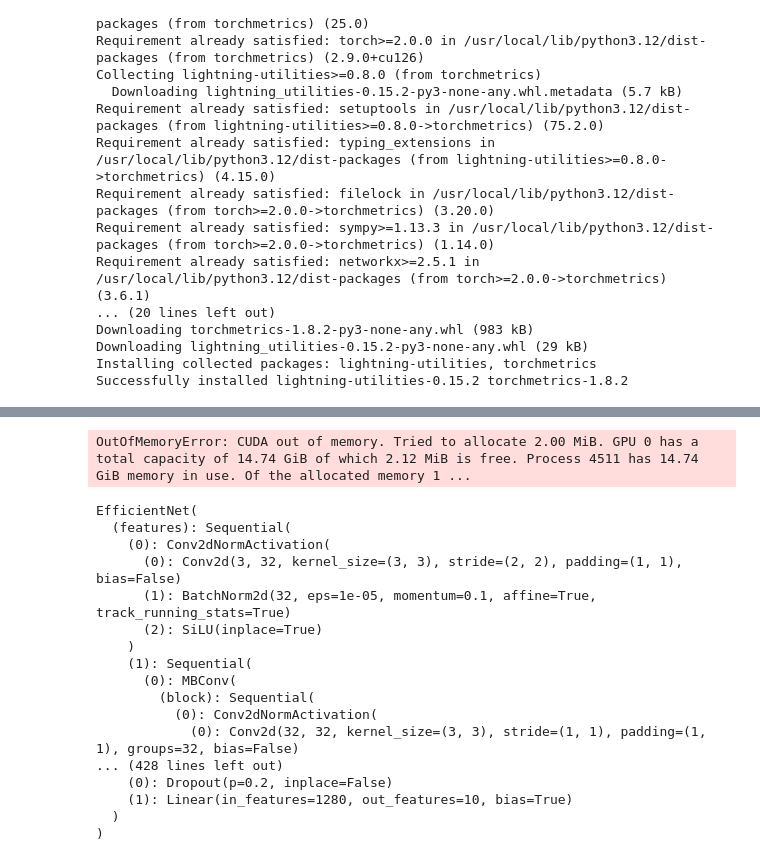
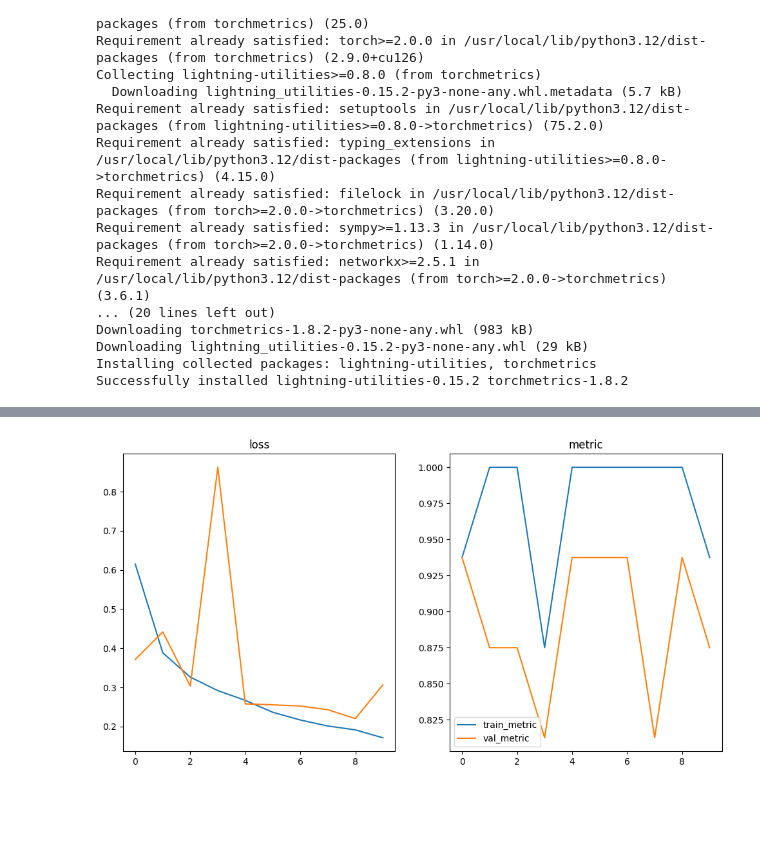
Before and after one commit to chiyeon01/CNN_Model_Mechanism, a Jupyter notebook: pytorch/main.ipynb, the cells around one changed output, grey strips where cells are left out. Cells and saved outputs as stored; diff of their text form; code cells hidden in the pictures; blank space fills up the shorter version.

Commit message:
[수정 사항] 📌 (class) Trainer: Trainer class 생성 📌 (func) train_epoch: OOM 문제 해결(by 그래프 누적) 📌 (func) validate_epoch: OOM 문제 해결(by 그래프 누적)

```diff
--- a/pytorch/main.ipynb
+++ b/pytorch/main.ipynb
@@ -196,8 +180,8 @@ def validate_epoch(model=None, dataloader=None, loss_fn=None, metric=False):
 
             logits = model(images)
             loss = loss_fn(logits, labels)
-            sum_loss += loss
-            avg_loss = sum_loss / batch_idx
+            sum_loss += loss.item()
+            avg_loss = sum_loss / (batch_idx+1)
 
             acc = metric(F.softmax(logits, dim=-1).argmax(dim=-1), labels)
 
@@ -207,7 +191,7 @@ def validate_epoch(model=None, dataloader=None, loss_fn=None, metric=False):
             if batch_idx % 20 == 0:
                 # Progress_bar Update -> set_postfix
                 progress_bar.set_postfix({
-                    "Validate_Loss" : avg_loss.item(),
+                    "Validate_Loss" : avg_loss,
                     "Validate_Accuracy" : metric.compute().item()
                     })
 
@@ -228,32 +228,10 @@ test_data = datasets.FashionMNIST(root='data', train=False, download=True, trans
 train_dataloader = DataLoader(train_data, batch_size=Config.batch_size, shuffle=Config.shuffle, pin_memory=True)
 test_dataloader = DataLoader(test_data, batch_size=Config.batch_size, shuffle=False, pin_memory=True)
 
-model = create_pretrained_model(model_name=Config.model_name, make_summary=False)
+model = create_pretrained_model(model_name=Config.model_name, classifier_layer=Config.classifier_layer, make_summary=Config.make_summary)
 
 loss_fn = nn.CrossEntropyLoss()
 optimizer = Adam(model.parameters(), lr=Config.first_learning_rate)
 
 train_epoch(model, train_dataloader, loss_fn, Config.metric, optimizer)
 validate_epoch(model, test_dataloader, loss_fn, Config.metric)
-# %% [output]
-OutOfMemoryError: CUDA out of memory. Tried to allocate 2.00 MiB. GPU 0 has a total capacity of 14.74 GiB of which 2.12 MiB is free. Process 4511 has 14.74 GiB memory in use. Of the allocated memory 1 ...
-# %%
-model
-# %% [output]
-EfficientNet(
-  (features): Sequential(
-    (0): Conv2dNormActivation(
-      (0): Conv2d(3, 32, kernel_size=(3, 3), stride=(2, 2), padding=(1, 1), bias=False)
-      (1): BatchNorm2d(32, eps=1e-05, momentum=0.1, affine=True, track_running_stats=True)
-      (2): SiLU(inplace=True)
-    )
-    (1): Sequential(
-      (0): MBConv(
-        (block): Sequential(
-          (0): Conv2dNormActivation(
-            (0): Conv2d(32, 32, kernel_size=(3, 3), stride=(1, 1), padding=(1, 1), groups=32, bias=False)
-... (428 lines left out)
-    (0): Dropout(p=0.2, inplace=False)
-    (1): Linear(in_features=1280, out_features=10, bias=True)
-  )
-)
@@ -259,0 +357,36 @@ EfficientNet(
+# %%
+# Trainer 클래스 사용 예시(example)
+model = create_pretrained_model(model_name=Config.model_name, classifier_layer=Config.classifier_layer, make_summary=Config.make_summary)
+
+# transform 생성
+transform = transforms.Compose([
+    transforms.Grayscale(num_output_channels=3),
+    transforms.ToTensor(),
+])
+
+# 데이터셋
+train_data = datasets.FashionMNIST(root='data', train=True, download=True, transform=transform)
+test_data = datasets.FashionMNIST(root='data', train=False, download=True, transform=transform)
+
+loss_fn = nn.CrossEntropyLoss()
+optimizer = Adam(model.parameters(), lr=Config.first_learning_rate)
+
+trainer = Trainer(model=model, train_dataloader=train_dataloader, val_dataloader=test_dataloader,
+                  loss_fn=loss_fn, metric=Config.metric, optimizer=optimizer)
+
+history = trainer.fit(10)
+# %%
+# 학습 과정 시각화하는 함수(function show history)
+def show_history_chart(history):
+    fig, axs = plt.subplots(figsize=(12, 6), nrows=1, ncols=2)
+    axs[0].plot(history['train_loss'], label='train_loss')
+    axs[0].plot(history['val_loss'], label='val_loss')
+    axs[0].set_title('loss')
+    axs[1].plot(history['train_metric'], label='train_metric')
+    axs[1].plot(history['val_metric'], label='val_metric')
+    axs[1].set_title('metric')
+    plt.legend()
+
+show_history_chart(history)
+# %% [output]
+[figure, added]
```
Also changed, not shown: parts of 7 cells of this notebook.
